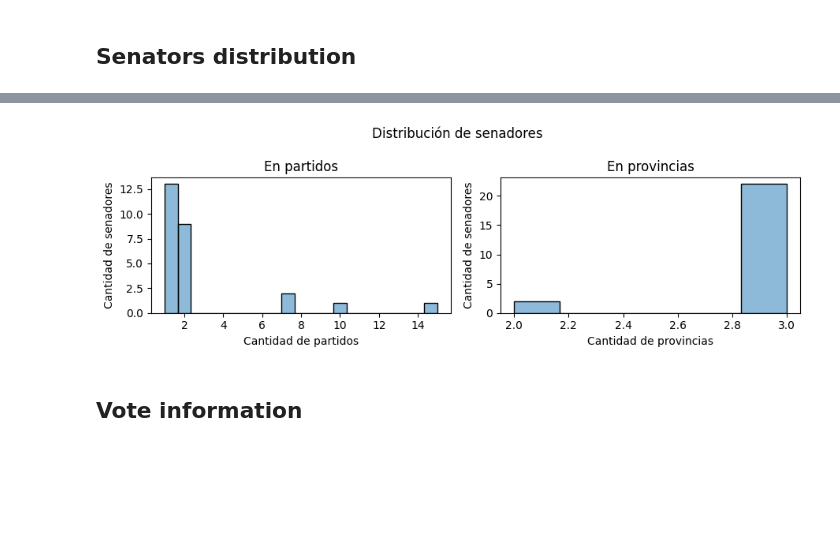
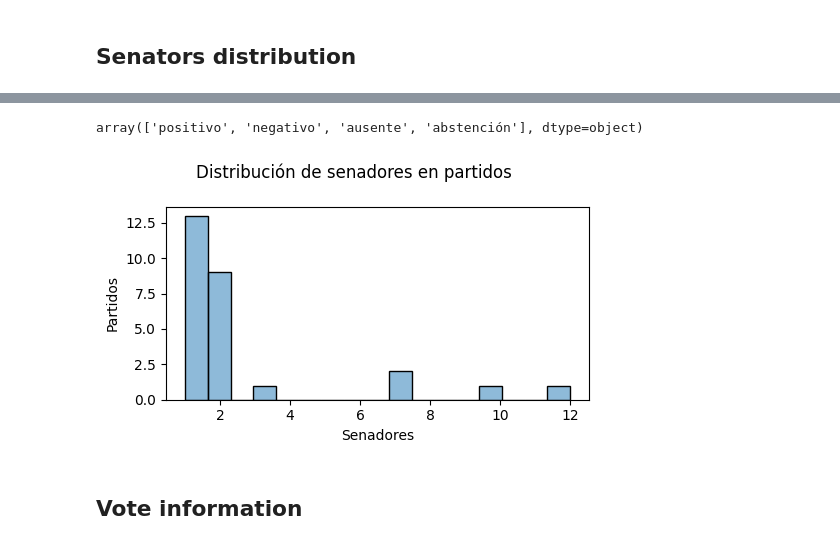
Before and after one commit to macfernandez/eddc-specialization-project, a Jupyter notebook: notebooks/02-data-description.ipynb, the cells around one changed output, grey strips where cells are left out. Saved outputs shown, nothing was run; the diff lists cells and outputs as text; code cells hidden in the pictures; blank space fills up the shorter version.

Commit message:
data description draft

```diff
--- a/notebooks/02-data-description.ipynb
+++ b/notebooks/02-data-description.ipynb
@@ -34,0 +54,11 @@ senators["party"] = senators.party.map(
+# %%
+province2parties = senators.groupby("province")["party"].apply(
+    lambda x: pd.Series(x).unique().tolist()
+).to_dict()
+
+with open(f"{visualizations_path}/province2parties.json", "w") as f:
+    json.dump(
+        province2parties, f, ensure_ascii=False, indent=4
+    )
+
+province2parties
@@ -34,0 +115,16 @@ senators["party"] = senators.party.map(
+# %%
+senators["party_family"] = senators.party.map(
+    lambda x: party2party_family.get(x, x)
+)
+
+(
+    senators
+    .groupby("party_family")["party"]
+    .agg(
+        N=lambda x: pd.Series(x).nunique(),
+        party=lambda x: pd.Series(x).unique().tolist()
+    )
+    .reset_index()
+    .explode(column="party")
+    .sort_values(by=["party_family", "party"], ascending=True, ignore_index=True)
+)
@@ -43,3 +157,7 @@ senators.describe()
+# %%
+senators.vote.unique()
+# %% [output]
+array(['positivo', 'negativo', 'ausente', 'abstención'], dtype=object)
 # %%
 senators_party_count = senators.party.value_counts().to_frame().reset_index()
 save_dataframe(
@@ -50,20 +172,16 @@ save_dataframe(
     senators_province_count, folder=visualizations_path, filename="senators_province_count"
 )
 # %%
-fig, axs = plt.subplots(1,2, figsize=(9,3))
-datasets = [senators_party_count, senators_province_count]
-titles = ["partido", "provincia"]
-for i, (title, data) in enumerate(zip(titles, datasets)):
-    sns.histplot(data=data, ax=axs[i])
-    axs[i].set_title(f"En {title}s")
-    axs[i].set_ylabel(f"Cantidad de senadores")
-    axs[i].set_xlabel(f"Cantidad de {title}s")
-    axs[i].get_legend().remove()
-plt.suptitle("Distribución de senadores")
+fig, ax = plt.subplots(figsize=(5,3))
+sns.histplot(data=senators_party_count, ax=ax)
+ax.set_xlabel(f"Senadores")
+ax.set_ylabel(f"Partidos")
+ax.get_legend().remove()
+plt.suptitle(f"Distribución de senadores en partidos")
 plt.tight_layout()
-plt.savefig(os.path.join(visualizations_path,"senators_distribution.png"))
+plt.savefig(os.path.join(visualizations_path,"distrib_histplot_senators_parties.png"))
 # %% [output]
-[figure, old version]
+[figure, new version]
 # %% [markdown]
 ## Vote information
 # %%
```
Also changed, not shown: parts of 34 cells of this notebook, 2 other files.
